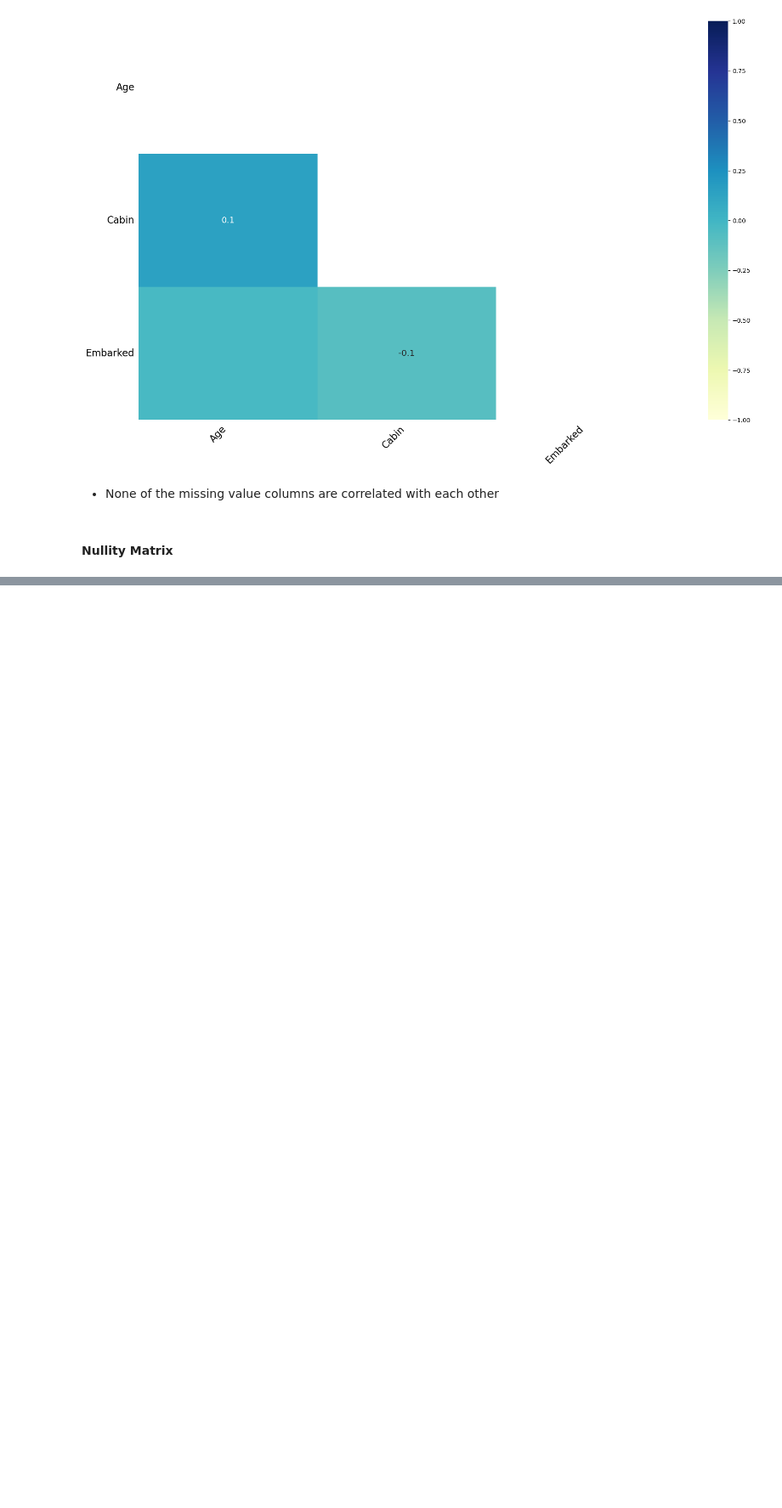
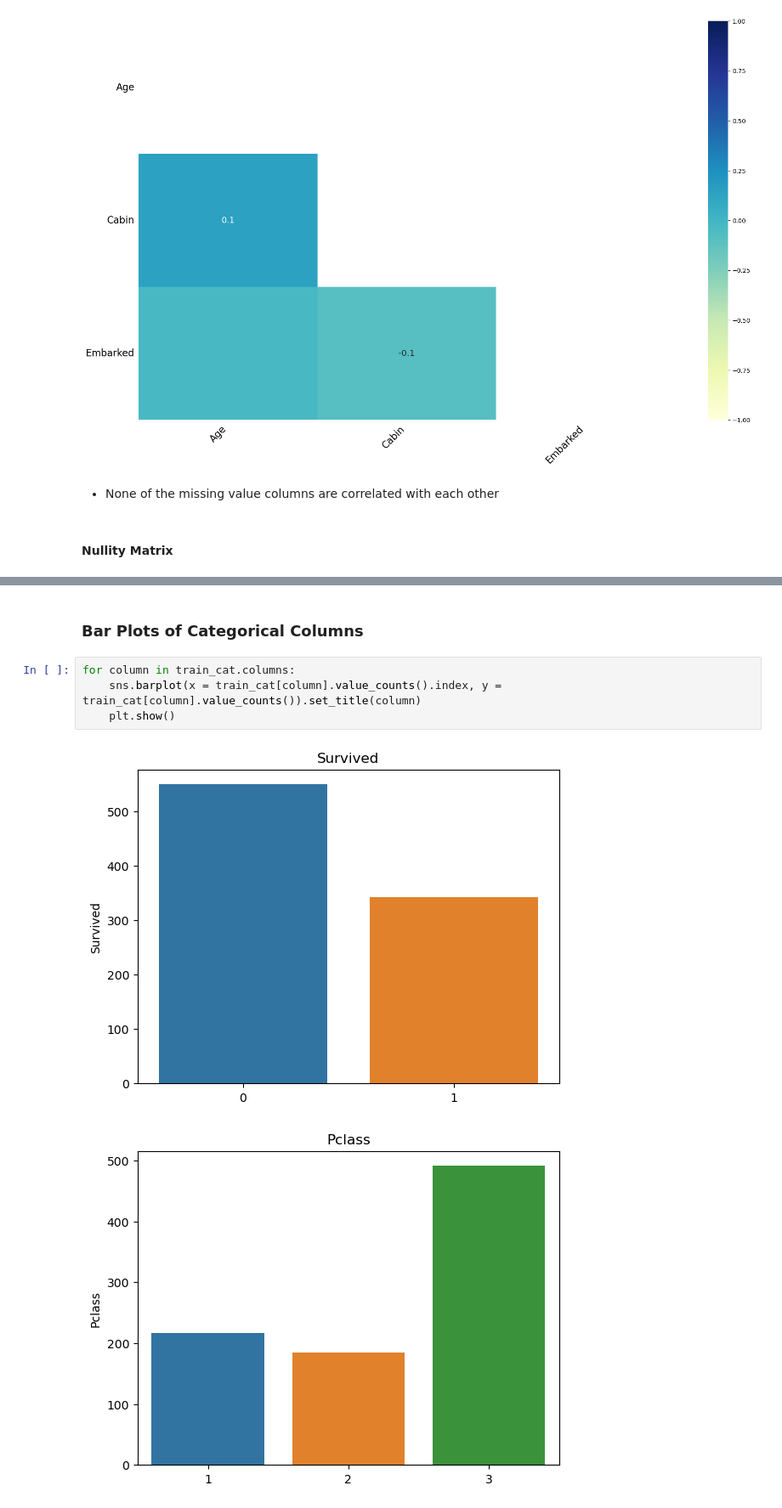
Before and after one commit to AaronM44/Titanic-ML, a Jupyter notebook: titanic_ml.ipynb, the cells around one changed output, grey strips where cells are left out. Shown at 85% size. Cells and saved outputs as stored; diff of their text form; blank space fills up the shorter version.

```diff
--- a/titanic_ml.ipynb
+++ b/titanic_ml.ipynb
@@ -159,0 +214,9 @@ msno.dendrogram(train)
+# %% [markdown]
+### Bar Plots of Categorical Columns
+# %%
+for column in train_cat.columns:
+    sns.barplot(x = train_cat[column].value_counts().index, y = train_cat[column].value_counts()).set_title(column)
+    plt.show()
+# %% [output]
+[figure, added]
+[figure, added]
```
Also changed, not shown: parts of 23 cells of this notebook.
